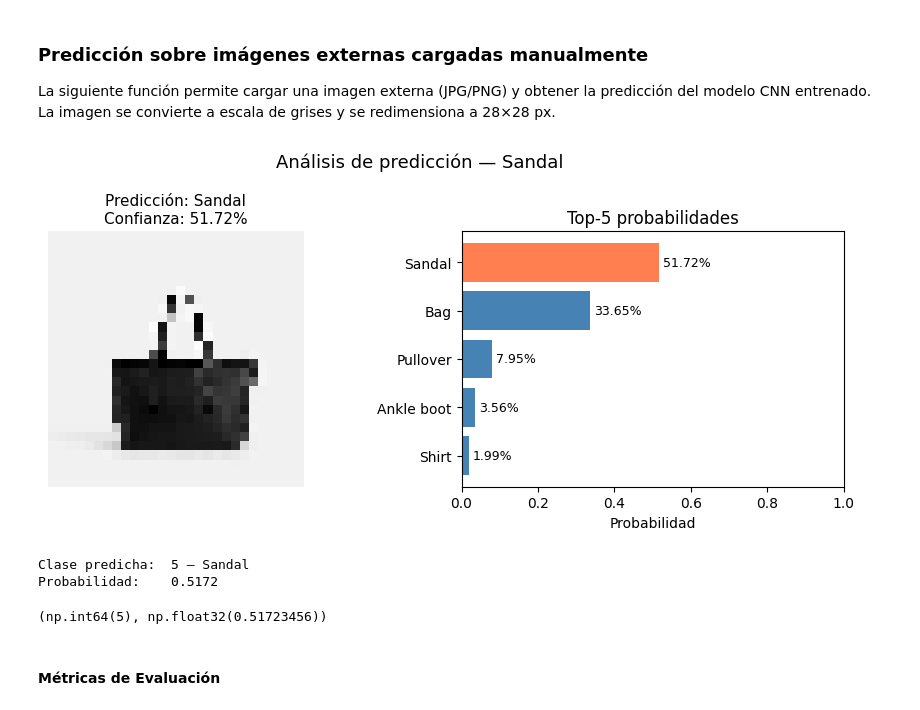
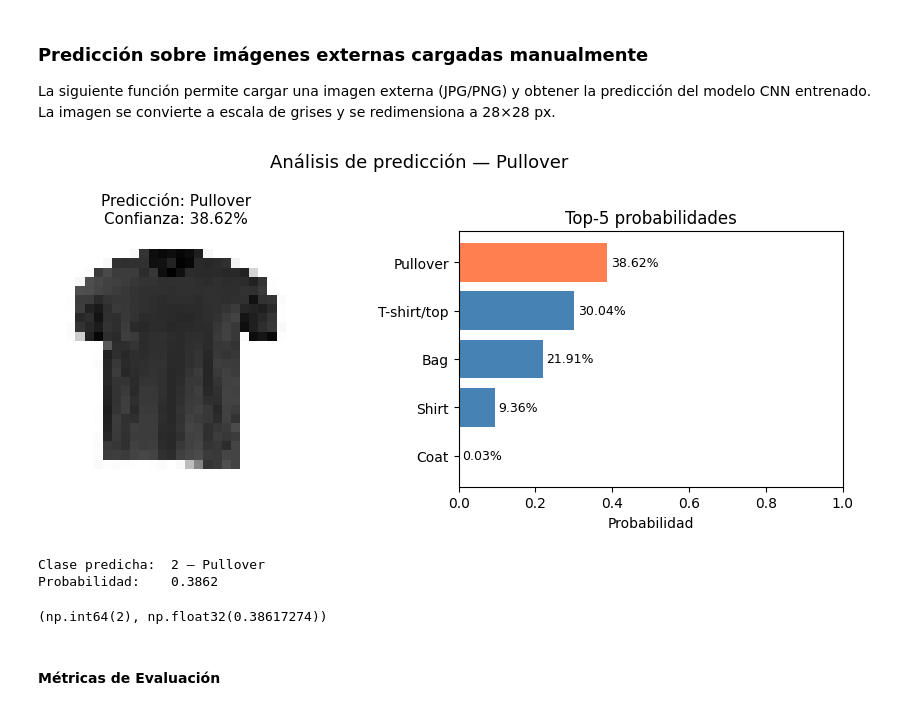
Before and after one commit to luisleonb/Proyecto_M8_ABP, a Jupyter notebook: Proyecto_Módulo_8_ABP.ipynb, the cells around one changed output. Drawn from its saved outputs; the diff is of its cells as text; code cells hidden in the pictures.

```diff
--- a/Proyecto_Módulo_8_ABP.ipynb
+++ b/Proyecto_Módulo_8_ABP.ipynb
@@ -637,12 +646,12 @@ def predecir_imagen_externa(ruta_imagen, modelo=model_cnn, class_names=CLASS_NAM
 # %%
 # Se debe reemplazar la ruta con la imagen que se busca predecir
 # -------------------------------------------------------
-predecir_imagen_externa('cart.jpeg')
+predecir_imagen_externa('polera.jpeg')
 # %% [output]
-[figure, old version]
+[figure, new version]
-Clase predicha:  5 — Sandal
-Probabilidad:    0.5172
+Clase predicha:  2 — Pullover
+Probabilidad:    0.3862
-(np.int64(5), np.float32(0.51723456))
+(np.int64(2), np.float32(0.38617274))
 # %% [markdown]
 #### Métricas de Evaluación
 # %%
```
Also changed, not shown: parts of 16 cells of this notebook.
